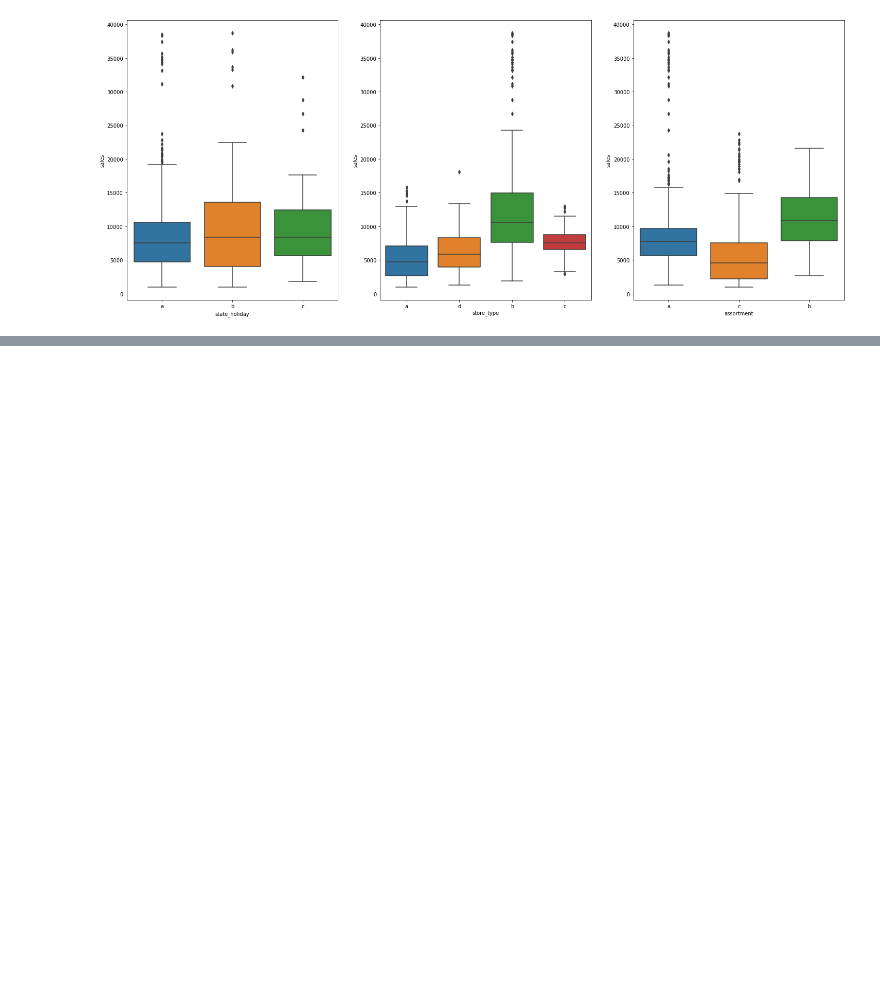
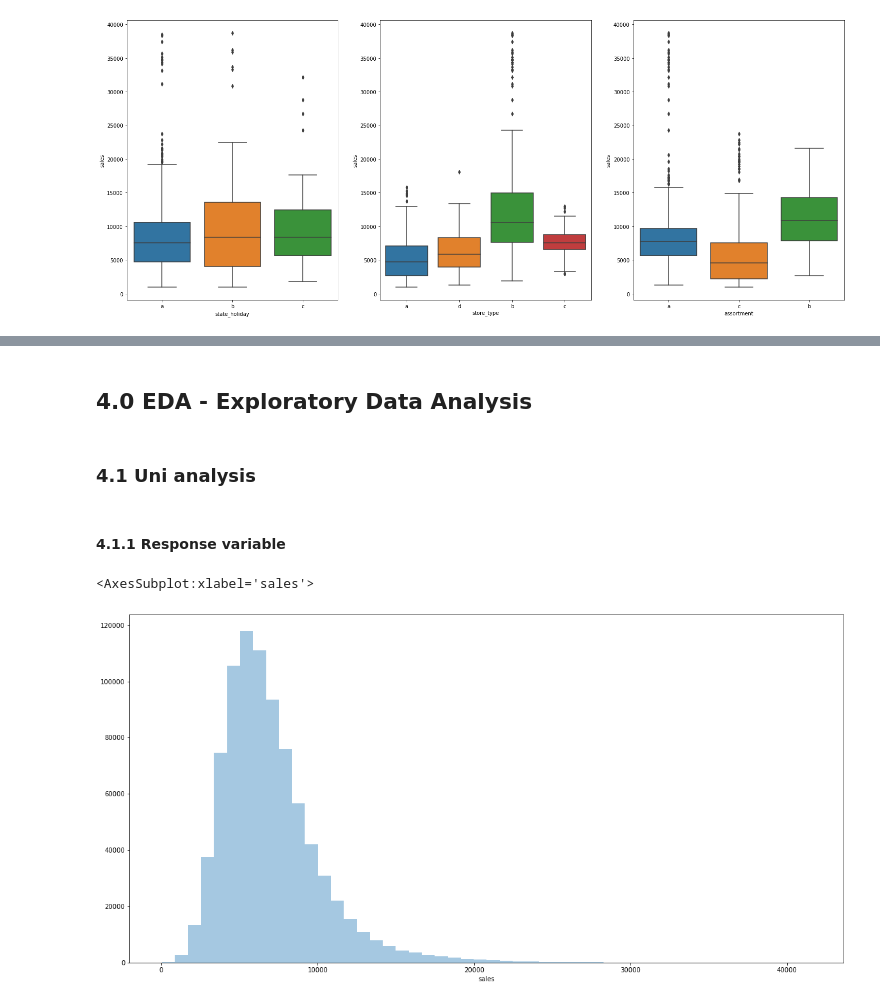
Before and after one commit to Gab28-20/Rossmann-Store-Sales, a Jupyter notebook: Rossmann_Store_Sales_v01.ipynb, the cells around one changed output, grey strips where cells are left out. Cells and saved outputs as stored; diff of their text form; code cells hidden in the pictures; blank space fills up the shorter version.

```diff
--- a/Rossmann_Store_Sales_v01.ipynb
+++ b/Rossmann_Store_Sales_v01.ipynb
@@ -11,8 +40,8 @@ import matplotlib.pyplot as plt
 # %% [markdown]
 ### 0.1 Loading data
 # %%
-df_sales_raw = pd.read_csv('C:/Users/gabriel.pinho/Repos/Rossmann-Store-Sales/Date/train.csv',low_memory = False)
-df_store_raw = pd.read_csv('C:/Users/gabriel.pinho/Repos/Rossmann-Store-Sales/Date/store.csv',low_memory = False)
+df_sales_raw = pd.read_csv('C:/Users/gabri/Repos/Rossmann-Store-Sales/Date/train.csv',low_memory = False)
+df_store_raw = pd.read_csv('C:/Users/gabri/Repos/Rossmann-Store-Sales/Date/store.csv',low_memory = False)
 
 #merge
 
@@ -447,0 +556,14 @@ Index(['store', 'day_of_week', 'date', 'sales', 'promo', 'state_holiday',
+# %% [markdown]
+## 4.0 EDA - Exploratory Data Analysis
+# %%
+df4 = df3.copy()
+# %% [markdown]
+### 4.1 Uni analysis
+# %% [markdown]
+#### 4.1.1 Response variable
+# %%
+plt.figure(figsize = (20,10))
+sns.distplot(df4['sales'], kde = False)
+# %% [output]
+<AxesSubplot:xlabel='sales'>
+[figure, added]
```
Also changed, not shown: parts of 168 cells of this notebook.
